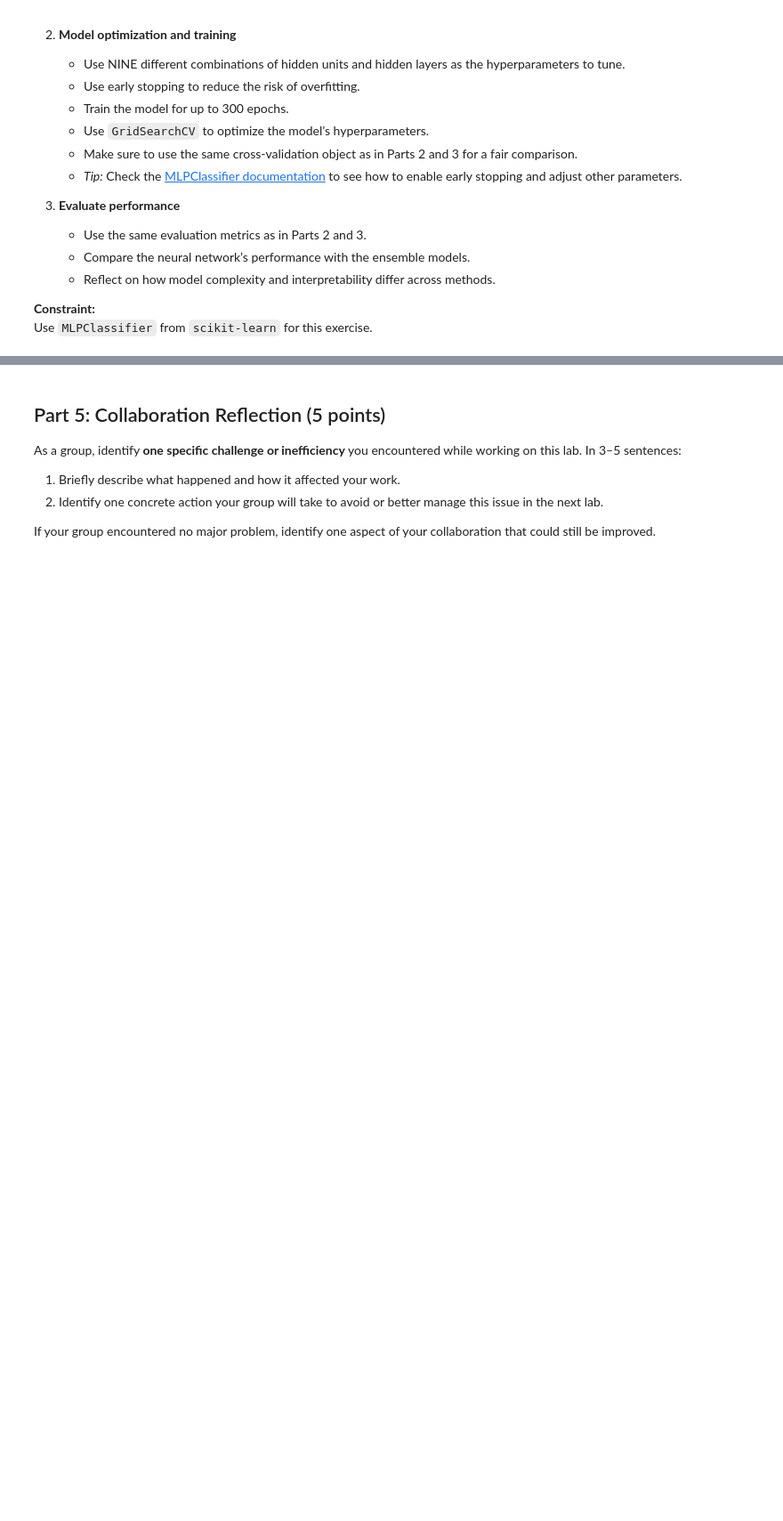
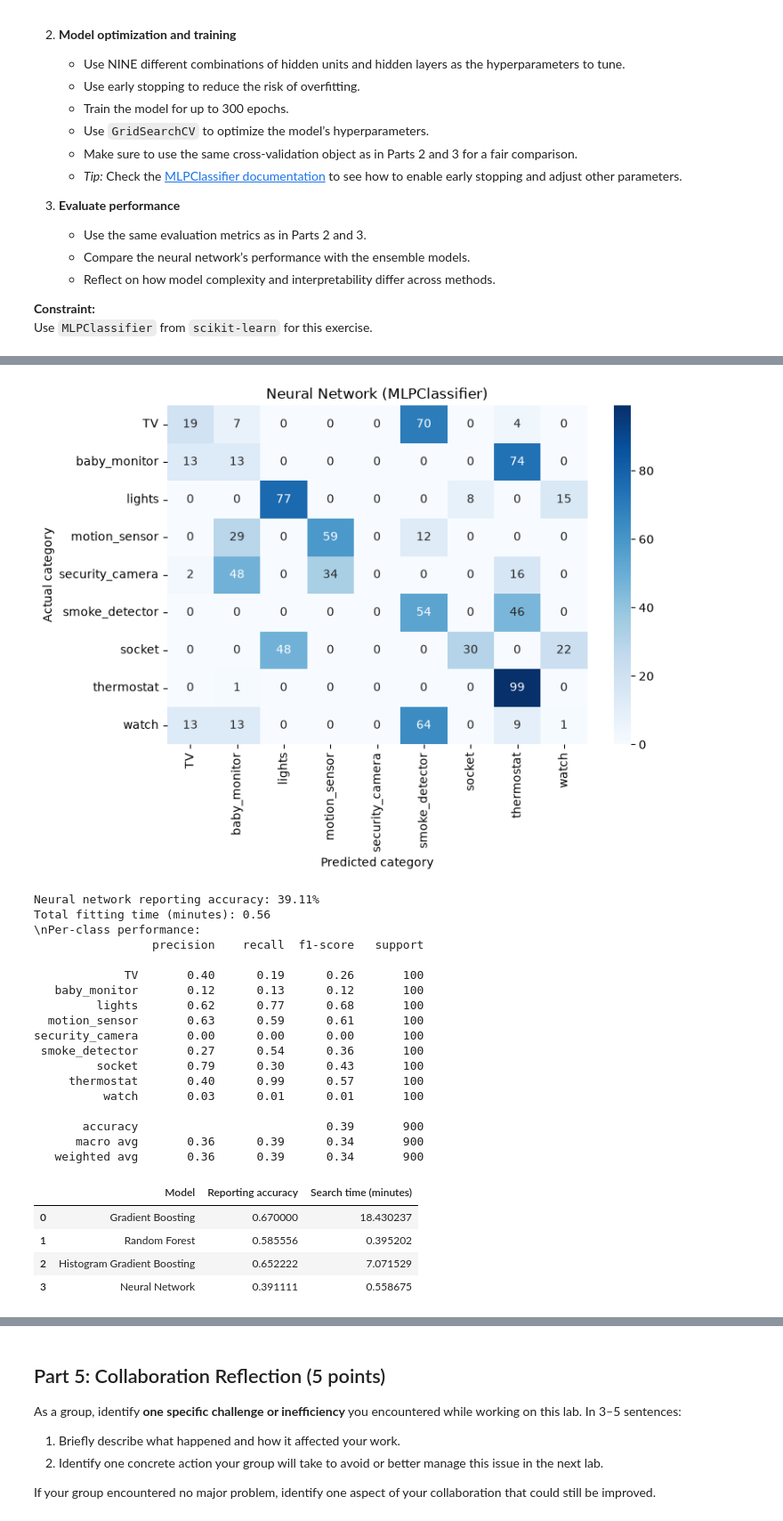
Before and after one commit to erikh-1126/07-Project-Group, a Jupyter notebook: 07-iot-ensemble-classification.ipynb, the cells around one changed output, grey strips where cells are left out. Shown at 89% size. Cells and saved outputs as stored; diff of their text form; code cells hidden in the pictures; blank space fills up the shorter version.

```diff
--- a/07-iot-ensemble-classification.ipynb
+++ b/07-iot-ensemble-classification.ipynb
@@ -523,0 +580,79 @@ Use `MLPClassifier` from `scikit-learn` for this exercise.
+# %%
+iot_report_mlp = mlp_search.best_estimator_.predict(iot_report)
+iot_accuracy_mlp = accuracy_score(
+    target_variable_report_encoded, iot_report_mlp
+)
+
+labels = np.arange(len(le.classes_))
+cm_mlp = confusion_matrix(
+    target_variable_report_encoded, iot_report_mlp, labels=labels
+)
+
+fig, ax = plt.subplots(figsize=(8, 6))
+sns.heatmap(
+    cm_mlp,
+    annot=True,
+    fmt="d",
+    cmap="Blues",
+    xticklabels=le.classes_,
+    yticklabels=le.classes_
+)
+ax.set_title("Neural Network (MLPClassifier)")
+ax.set_xlabel("Predicted category")
+ax.set_ylabel("Actual category")
+ax.tick_params(axis="x", labelrotation=90)
+plt.tight_layout()
+plt.show()
+
+print(f"Neural network reporting accuracy: {iot_accuracy_mlp:.2%}")
+print(f"Total fitting time (minutes): {mlp_fit_minutes:.2f}")
+print("\\nPer-class performance:")
+print(classification_report(
+    target_variable_report_encoded,
+    iot_report_mlp,
+    labels=labels,
+    target_names=le.classes_,
+    zero_division=0
+))
+
+# Compare all four models on the same reporting dataset.
+model_comparison = pd.DataFrame({
+    "Model": [
+        "Gradient Boosting", "Random Forest",
+        "Histogram Gradient Boosting", "Neural Network"
+    ],
+    "Reporting accuracy": [
+        iot_accuracy_gb, iot_accuracy_rf,
+        iot_accuracy_hgb, iot_accuracy_mlp
+    ],
+    "Search time (minutes)": [
+        gb_fit_minutes, rf_fit_minutes,
+        hgb_fit_minutes, mlp_fit_minutes
+    ]
+})
+display(model_comparison)
+# %% [output]
+[figure, added]
+Neural network reporting accuracy: 39.11%
+Total fitting time (minutes): 0.56
+\nPer-class performance:
+                 precision    recall  f1-score   support
+
+             TV       0.40      0.19      0.26       100
+   baby_monitor       0.12      0.13      0.12       100
+         lights       0.62      0.77      0.68       100
+  motion_sensor       0.63      0.59      0.61       100
+security_camera       0.00      0.00      0.00       100
+ smoke_detector       0.27      0.54      0.36       100
+         socket       0.79      0.30      0.43       100
+     thermostat       0.40      0.99      0.57       100
+          watch       0.03      0.01      0.01       100
+
+       accuracy                           0.39       900
+      macro avg       0.36      0.39      0.34       900
+   weighted avg       0.36      0.39      0.34       900
+|  | Model | Reporting accuracy | Search time (minutes) |
+| 0 | Gradient Boosting | 0.670000 | 18.430237 |
+| 1 | Random Forest | 0.585556 | 0.395202 |
+| 2 | Histogram Gradient Boosting | 0.652222 | 7.071529 |
+| 3 | Neural Network | 0.391111 | 0.558675 |
```
Also changed, not shown: parts of 10 cells of this notebook.
